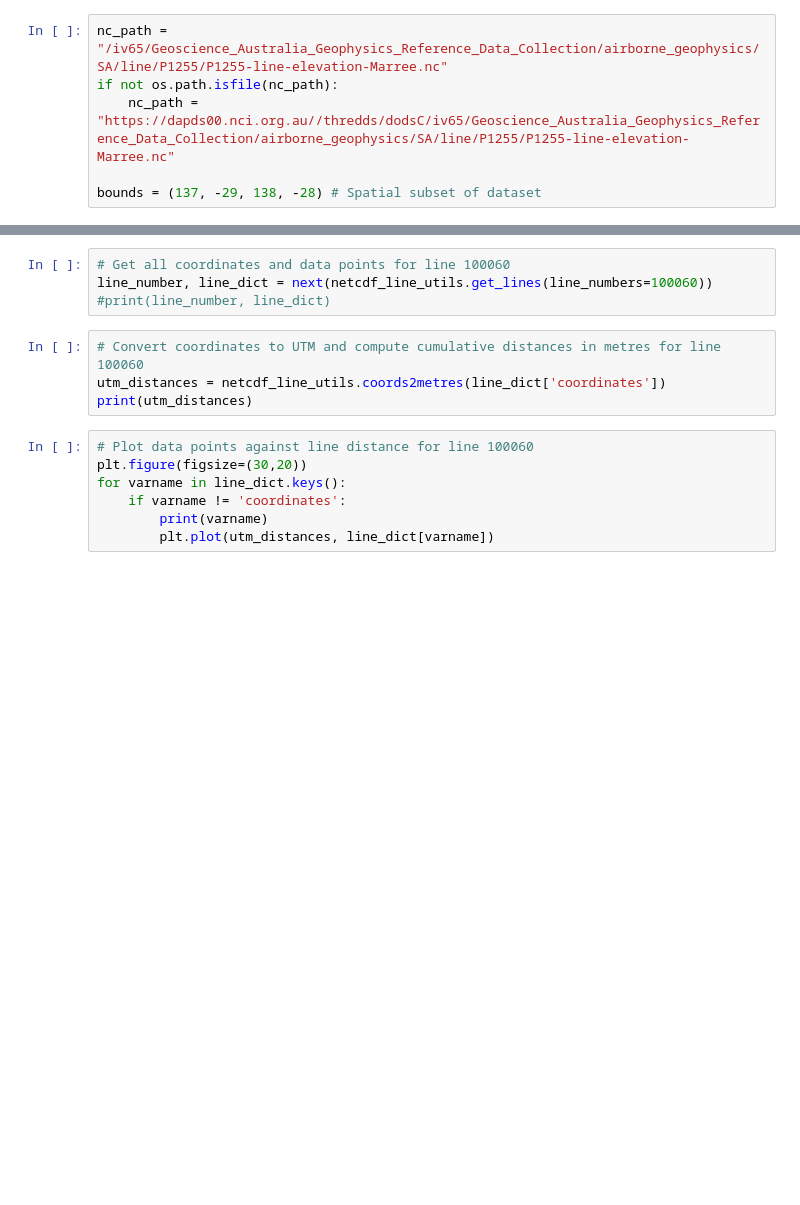
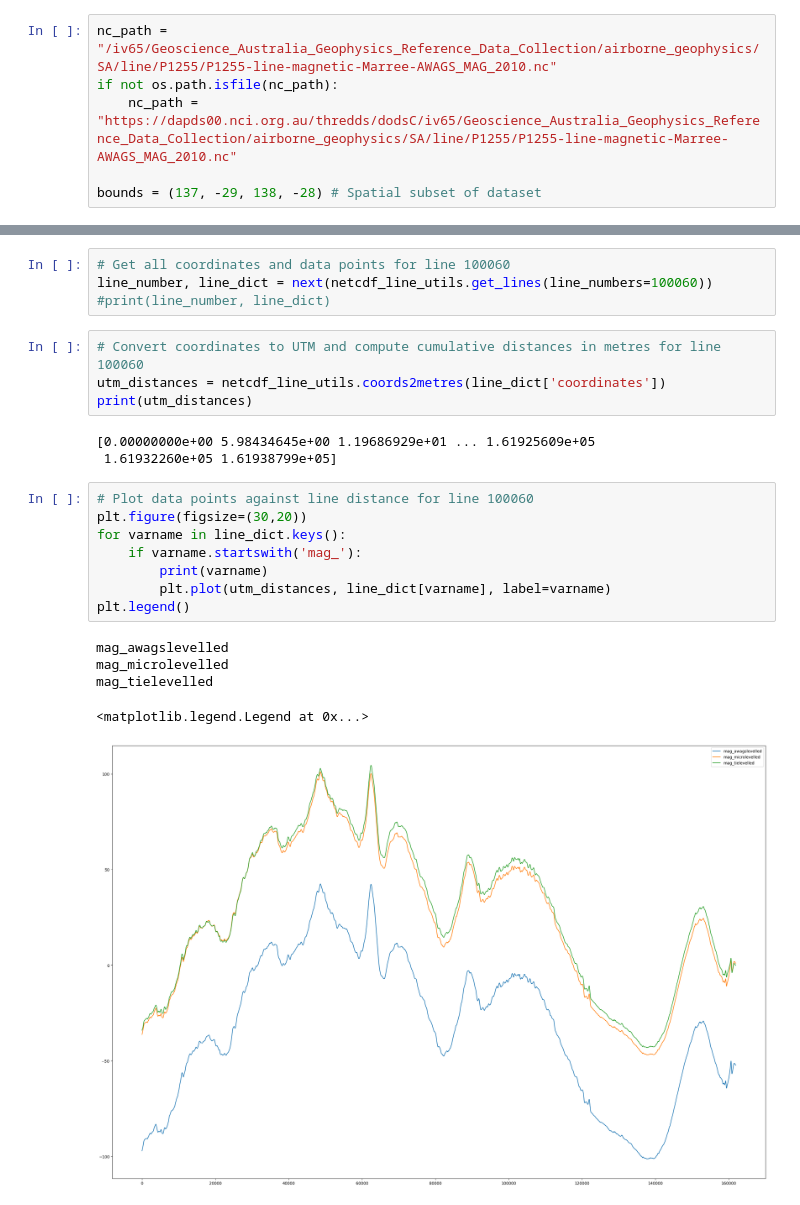
Before and after one commit to GeoscienceAustralia/geophys_utils, a Jupyter notebook: examples/3_geophys_netcdf_line_utils_demo.ipynb, the cells around one changed output, grey strips where cells are left out. Saved outputs shown, nothing was run; the diff lists cells and outputs as text; blank space fills up the shorter version.

```diff
--- a/examples/3_geophys_netcdf_line_utils_demo.ipynb
+++ b/examples/3_geophys_netcdf_line_utils_demo.ipynb
@@ -14,9 +18,9 @@ if GA_STAFF_WIFI:
     os.environ['http_proxy'] = 'http://proxy.inno.lan:3128'
     os.environ['https_proxy'] = 'http://proxy.inno.lan:3128'
 # %%
-nc_path = "/iv65/Geoscience_Australia_Geophysics_Reference_Data_Collection/airborne_geophysics/SA/line/P1255/P1255-line-elevation-Marree.nc"
+nc_path = "/iv65/Geoscience_Australia_Geophysics_Reference_Data_Collection/airborne_geophysics/SA/line/P1255/P1255-line-magnetic-Marree-AWAGS_MAG_2010.nc"
 if not os.path.isfile(nc_path):
-    nc_path = "https://dapds00.nci.org.au//thredds/dodsC/iv65/Geoscience_Australia_Geophysics_Reference_Data_Collection/airborne_geophysics/SA/line/P1255/P1255-line-elevation-Marree.nc"
+    nc_path = "https://dapds00.nci.org.au/thredds/dodsC/iv65/Geoscience_Australia_Geophysics_Reference_Data_Collection/airborne_geophysics/SA/line/P1255/P1255-line-magnetic-Marree-AWAGS_MAG_2010.nc"
 
 bounds = (137, -29, 138, -28) # Spatial subset of dataset
 # %%
@@ -45,13 +52,23 @@ line_number, line_dict = next(netcdf_line_utils.get_lines(line_numbers=100060))
 # Convert coordinates to UTM and compute cumulative distances in metres for line 100060
 utm_distances = netcdf_line_utils.coords2metres(line_dict['coordinates'])
 print(utm_distances)
+# %% [output]
+[0.00000000e+00 5.98434645e+00 1.19686929e+01 ... 1.61925609e+05
+ 1.61932260e+05 1.61938799e+05]
 # %%
 # Plot data points against line distance for line 100060
 plt.figure(figsize=(30,20))
 for varname in line_dict.keys():
-    if varname != 'coordinates':
+    if varname.startswith('mag_'):
         print(varname)
-        plt.plot(utm_distances, line_dict[varname])
+        plt.plot(utm_distances, line_dict[varname], label=varname)
+plt.legend()
+# %% [output]
+mag_awagslevelled
+mag_microlevelled
+mag_tielevelled
+<matplotlib.legend.Legend at 0x...>
+[figure, added]
 # %%
 # Grid points to 100m resolution in UTM
 utm_mag_awags_grid, crs, geotransform = netcdf_line_utils.utm_grid_points(utm_grid_resolution=100.0,
```
Also changed, not shown: parts of 5 cells of this notebook, 3 other files.
